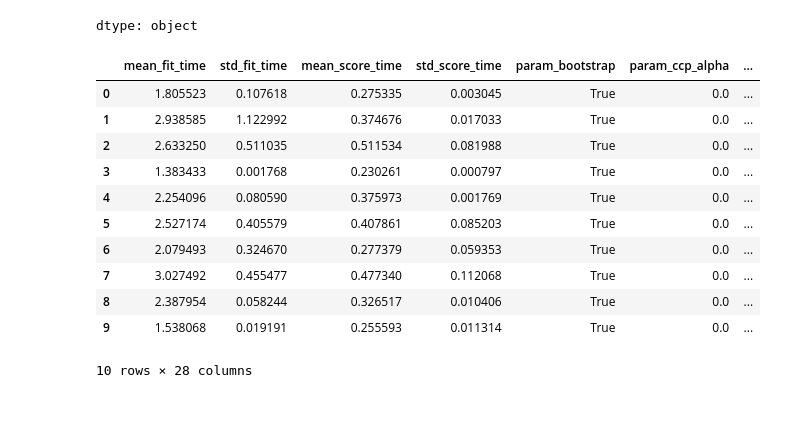
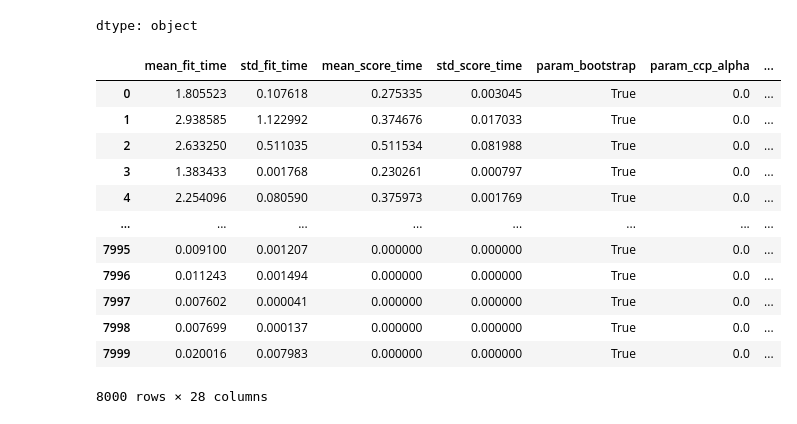
Before and after one commit to AshKatzEm/SQLproject, a Jupyter notebook: Notebooks/SQL_ESRB_Project.ipynb, the cells around one changed output. Drawn from its saved outputs; the diff is of its cells as text; code cells hidden in the pictures.

```diff
--- a/Notebooks/SQL_ESRB_Project.ipynb
+++ b/Notebooks/SQL_ESRB_Project.ipynb
@@ -59,3 +54,0 @@ df.iloc[0:10]
-# %%
-pd.set_option('display.max_rows', None)
-df['platform'].value_counts()
@@ -1029,21 +1130,22 @@ scores.iloc[1]
 | rank_test_score | 2 |
 dtype: object
 # %%
-scores = pd.read_csv('/content/drive/MyDrive/SQLproject/GridScores.csv')
-scores.iloc[0:10]
+scores = pd.read_csv('/content/drive/MyDrive/SQLproject/data/GridScores.csv')
+scores
 # %% [output]
 |  | mean_fit_time | std_fit_time | mean_score_time | std_score_time | param_bootstrap | param_ccp_alpha | ... |
 | 0 | 1.805523 | 0.107618 | 0.275335 | 0.003045 | True | 0.0 | ... |
 | 1 | 2.938585 | 1.122992 | 0.374676 | 0.017033 | True | 0.0 | ... |
 | 2 | 2.633250 | 0.511035 | 0.511534 | 0.081988 | True | 0.0 | ... |
 | 3 | 1.383433 | 0.001768 | 0.230261 | 0.000797 | True | 0.0 | ... |
 | 4 | 2.254096 | 0.080590 | 0.375973 | 0.001769 | True | 0.0 | ... |
-| 5 | 2.527174 | 0.405579 | 0.407861 | 0.085203 | True | 0.0 | ... |
-| 6 | 2.079493 | 0.324670 | 0.277379 | 0.059353 | True | 0.0 | ... |
-| 7 | 3.027492 | 0.455477 | 0.477340 | 0.112068 | True | 0.0 | ... |
-| 8 | 2.387954 | 0.058244 | 0.326517 | 0.010406 | True | 0.0 | ... |
-| 9 | 1.538068 | 0.019191 | 0.255593 | 0.011314 | True | 0.0 | ... |
+| ... | ... | ... | ... | ... | ... | ... | ... |
+| 7995 | 0.009100 | 0.001207 | 0.000000 | 0.000000 | True | 0.0 | ... |
+| 7996 | 0.011243 | 0.001494 | 0.000000 | 0.000000 | True | 0.0 | ... |
+| 7997 | 0.007602 | 0.000041 | 0.000000 | 0.000000 | True | 0.0 | ... |
+| 7998 | 0.007699 | 0.000137 | 0.000000 | 0.000000 | True | 0.0 | ... |
+| 7999 | 0.020016 | 0.007983 | 0.000000 | 0.000000 | True | 0.0 | ... |
-10 rows × 28 columns
+8000 rows × 28 columns
 # %%
 df = pd.read_csv('/content/drive/MyDrive/SQLproject/CombinedESRBdata.csv')
 df.iloc[0:10]
```
Also changed, not shown: parts of 65 cells of this notebook, 2 other files.
